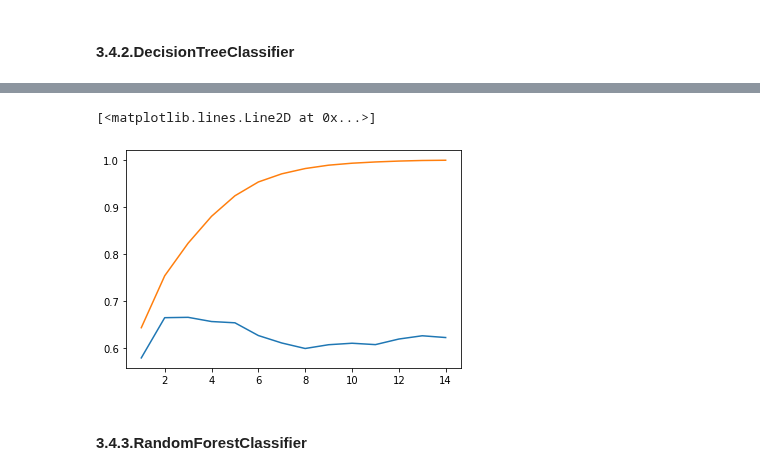
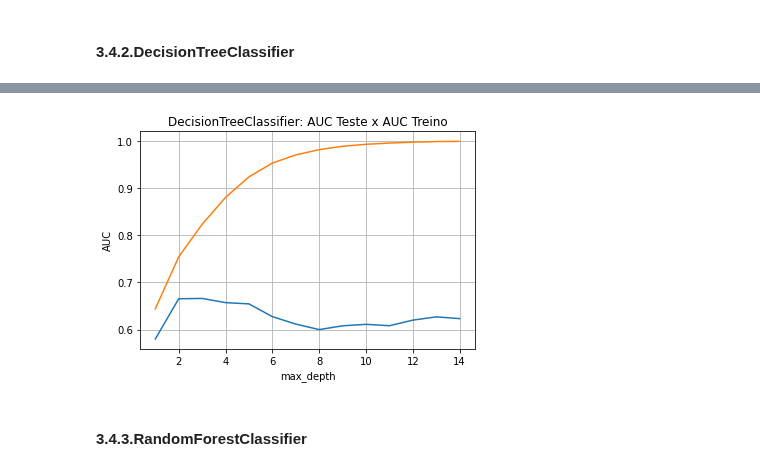
Before and after one commit to VitorFRodrigues/Data-Science-Bootcamp, a Jupyter notebook: Proj05_final/Notebook/Bootcamp_Proj_05.ipynb, the cells around one changed output, grey strips where cells are left out. Drawn from its saved outputs; the diff is of its cells as text; code cells hidden in the pictures.

```diff
--- a/Proj05_final/Notebook/Bootcamp_Proj_05.ipynb
+++ b/Proj05_final/Notebook/Bootcamp_Proj_05.ipynb
@@ -797,6 +797,29 @@ Agora vamos alterar os hiperparâmetros na intenção de extrair o melhor de cad
 ### 3.4.Aplicação de Hiperparâmetros
 # %% [markdown]
 A variação dos hiperparâmetros auxiliam o modelo a se adequar melhor as condições dos dados de treino. Porém, conforme o modelo se adequa ao treino ele não consegue generalizar para os dados de teste. Será visto a modificação de pelo menos um hiperparâmetro de cada modelo.
+# %%
+def roda_hiperparametros(modelo: list, dados, n_splits, n_repeats):
+
+  np.random.seed(1231234) # seed para garantir a reprodutibilidade do teste
+  dados = dados.sample(frac=1).reset_index(drop=True) #embaralha os dados recebidos para evitar viés de ordem
+  x_columns = dados.columns
+  y = dados["ICU"]
+  x = dados[x_columns].drop(["ICU","WINDOW"], axis=1)
+
+  resultados_lista = []
+  for i in range(len(modelo)):
+    cv = RepeatedStratifiedKFold(n_splits = n_splits, n_repeats = n_repeats)
+    resultados = cross_validate(modelo[i], x, y, cv=cv, scoring='roc_auc', return_train_score=True) #teste score retorna como padrão a acurácia, com o "scoring='roc_auc'" nós garantimos que o retorno do teste score seja a AUC
+
+    #Média e Desvio Padrão
+    auc_media = np.mean(resultados['test_score'])
+    auc_medio_treino = np.mean(resultados['train_score'])
+    auc_std = np.std(resultados['test_score'])
+    print(f"AUC Teste: {auc_media} / AUC Treino: {auc_medio_treino}")
+    # print(f"AUC Médio do Modelo {type(modelo[i]).__name__}: {auc_media:.4f}")
+    # print(f"Intervalo do Modelo {type(modelo[i]).__name__}: [{(auc_media - 2*auc_std):.4f},{(auc_media + 2*auc_std):.4f}]")
+    # print(f"Diferença: {4*auc_std:.4f}\n")
+  return  auc_media, auc_medio_treino
 # %% [markdown]
 #### 3.4.1.Logistic Regression
 # %% [markdown]
@@ -829,7 +829,7 @@ pltTest = []
 pltTreino = []
 for i in range(1, 15):
   modelo_DecTree = DecisionTreeClassifier(max_depth=i)
-  teste, treino = roda_cv_modelo([modelo_DecTree], dados_limpos, 5, 10)
+  teste, treino = roda_hiperparametros([modelo_DecTree], dados_limpos, 5, 10)
   pltTest.append(teste)
   pltTreino.append(treino)
 # %% [output]
@@ -849,11 +849,16 @@ AUC Teste: 0.6269285516078279 / AUC Treino: 0.9991653716751056
 AUC Teste: 0.623172382160869 / AUC Treino: 0.9996792443552445
 # %%
 x = range(1,15)
-plt.plot(x, pltTest)
-plt.plot(x, pltTreino)
+plotTeste = plt.plot(x, pltTest)
+plotTreino = plt.plot(x, pltTreino)
+from textwrap import wrap
+plt.title("\n".join(wrap("DecisionTreeClassifier: AUC Teste x AUC Treino")))
+plt.xlabel('max_depth')
+plt.ylabel('AUC')
+plt.grid()
+plt.show()
 # %% [output]
-[<matplotlib.lines.Line2D at 0x...>]
-[figure, old version]
+[figure, new version]
 # %% [markdown]
 #### 3.4.3.RandomForestClassifier
 # %%
```
Also changed, not shown: parts of 12 cells of this notebook.
